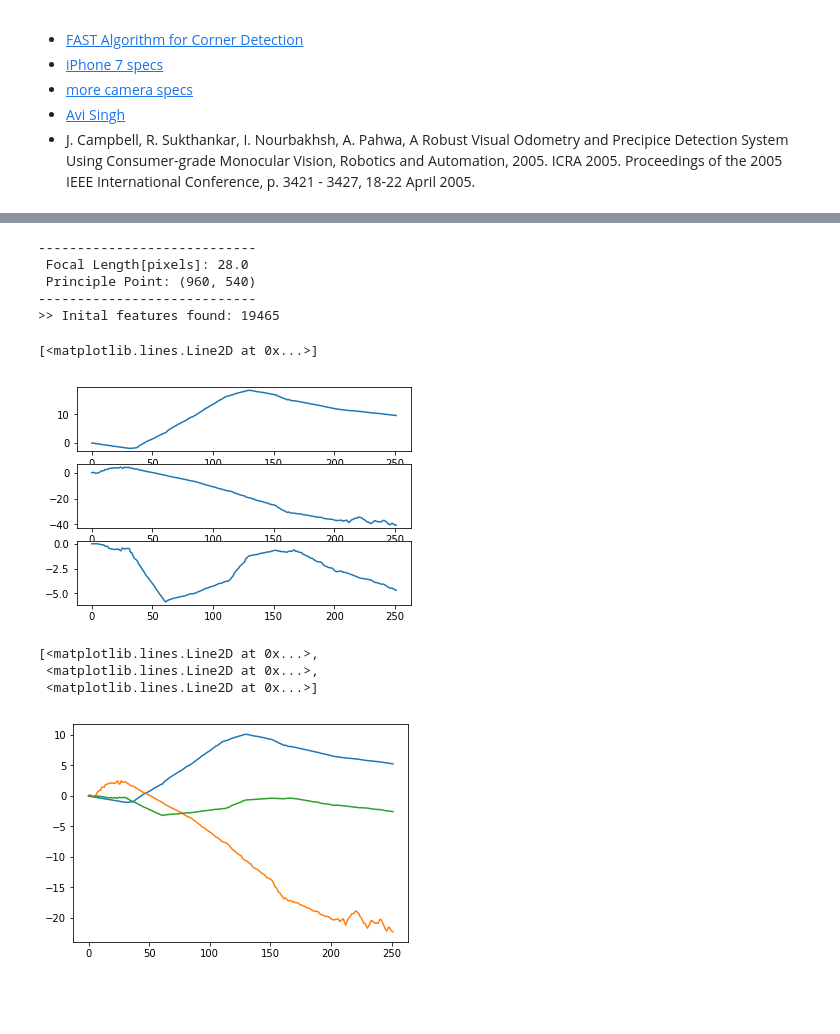
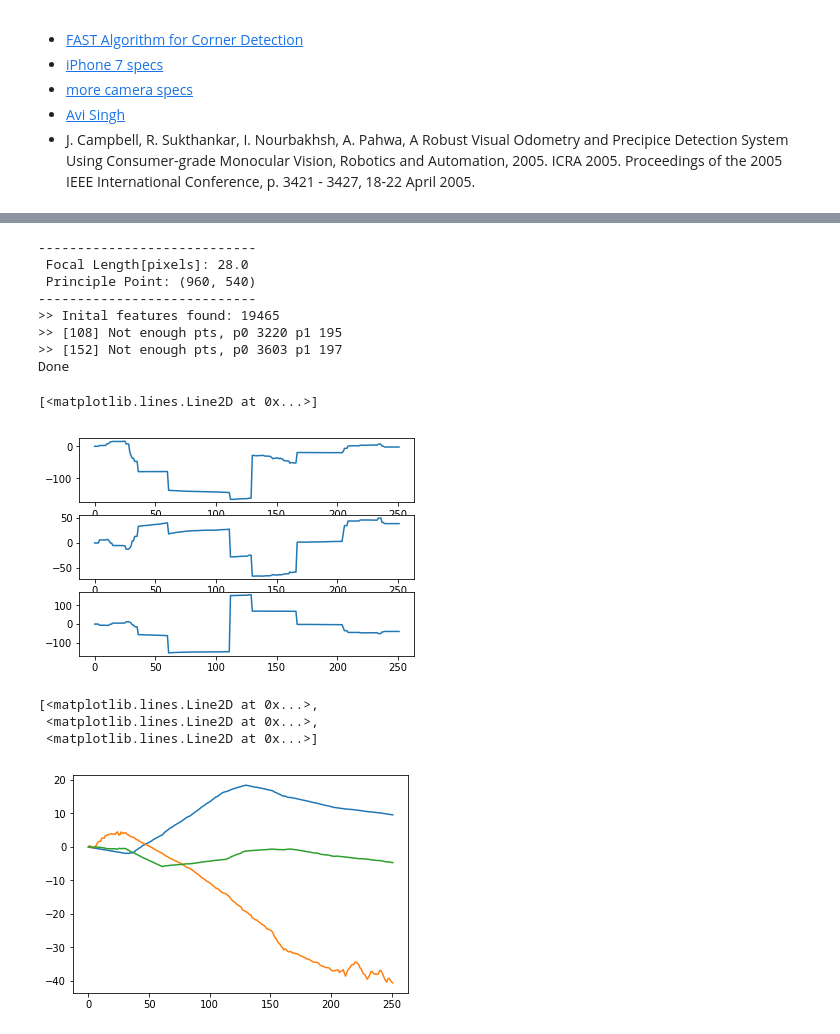
Before and after one commit to walchko/github-blog, a Jupyter notebook: source/blog/Computer_Vision/jupyter/video_odometry/video_odometry.ipynb, the cells around one changed output, grey strips where cells are left out. Drawn from its saved outputs; the diff is of its cells as text; code cells hidden in the pictures; blank space fills up the shorter version.

```diff
--- a/source/blog/Computer_Vision/jupyter/video_odometry/video_odometry.ipynb
+++ b/source/blog/Computer_Vision/jupyter/video_odometry/video_odometry.ipynb
@@ -107,8 +109,3 @@ try:
 except Exception as e:
     print(e)
 video.release()
-# %%
-# show an image from the movie, remember it is all grayscale
-i = 64
-plt.imshow(buffer[i], cmap='gray')
-plt.title(buffer[i].shape)
@@ -122,6 +116,9 @@ def drawKeyPoints(im,keypoints):
     im2 = cv2.cvtColor(im, cv2.COLOR_GRAY2RGB)
     for i in keypoints:
         cv2.circle(im2,(int(i[0][0]),int(i[0][1])),3,(0,255,0),-1)
+
+    cv2.putText(im2,str(len(keypoints)),(50,250),
+                cv2.FONT_HERSHEY_SIMPLEX,4,(255,0,0),2,cv2.LINE_AA)
     return im2
 # %%
 def FAST(im):
@@ -195,7 +192,7 @@ t = np.array([0,0,0],dtype=np.float)
 t_prev = t.copy()
 dist = 0.0
 
-min_pts = 10
+min_pts = 200
 
 old_im = buffer[0]
 p0 = featureDetection(old_im)
@@ -209,7 +206,7 @@ for count, im in enumerate(buffer[1:]):
         # p1 - new pts
         p0, p1 = featureTrack(im,old_im,p0)
 
-        save_im.append(drawKeyPoints(im, p1))
+        save_im.append(drawKeyPoints(im, p0))
 
         # not enough new points p1
         if p1.shape[0] < min_pts:
@@ -254,32 +251,35 @@ print('Done')
  Principle Point: (960, 540)
 ----------------------------
 >> Inital features found: 19465
+>> [108] Not enough pts, p0 3220 p1 195
+>> [152] Not enough pts, p0 3603 p1 197
+Done
 # %%
 saver = []
 savep = []
 saveh = []
 
-for r,p,h in save_pts:
-    saver.append(r)
-    savep.append(p)
-    saveh.append(h)
+for r,p,h in save_angles:
+    saver.append(r*180/pi)
+    savep.append(p*180/pi)
+    saveh.append(h*180/pi)
 
 plt.subplot(3,1,1)
 plt.plot(saver)
 plt.subplot(3,1,2)
 plt.plot(savep)
 plt.subplot(3,1,3)
 plt.plot(saveh)
 # %% [output]
 [<matplotlib.lines.Line2D at 0x...>]
-[figure, old version]
+[figure, new version]
 # %%
 plt.plot(save_pts)
 # %% [output]
 [<matplotlib.lines.Line2D at 0x...>,
  <matplotlib.lines.Line2D at 0x...>,
  <matplotlib.lines.Line2D at 0x...>]
-[figure, old version]
+[figure, new version]
 # %%
 def plotGroundPath(pts):
     savex = []
```
Also changed, not shown: parts of 9 cells of this notebook, 2 other files.
